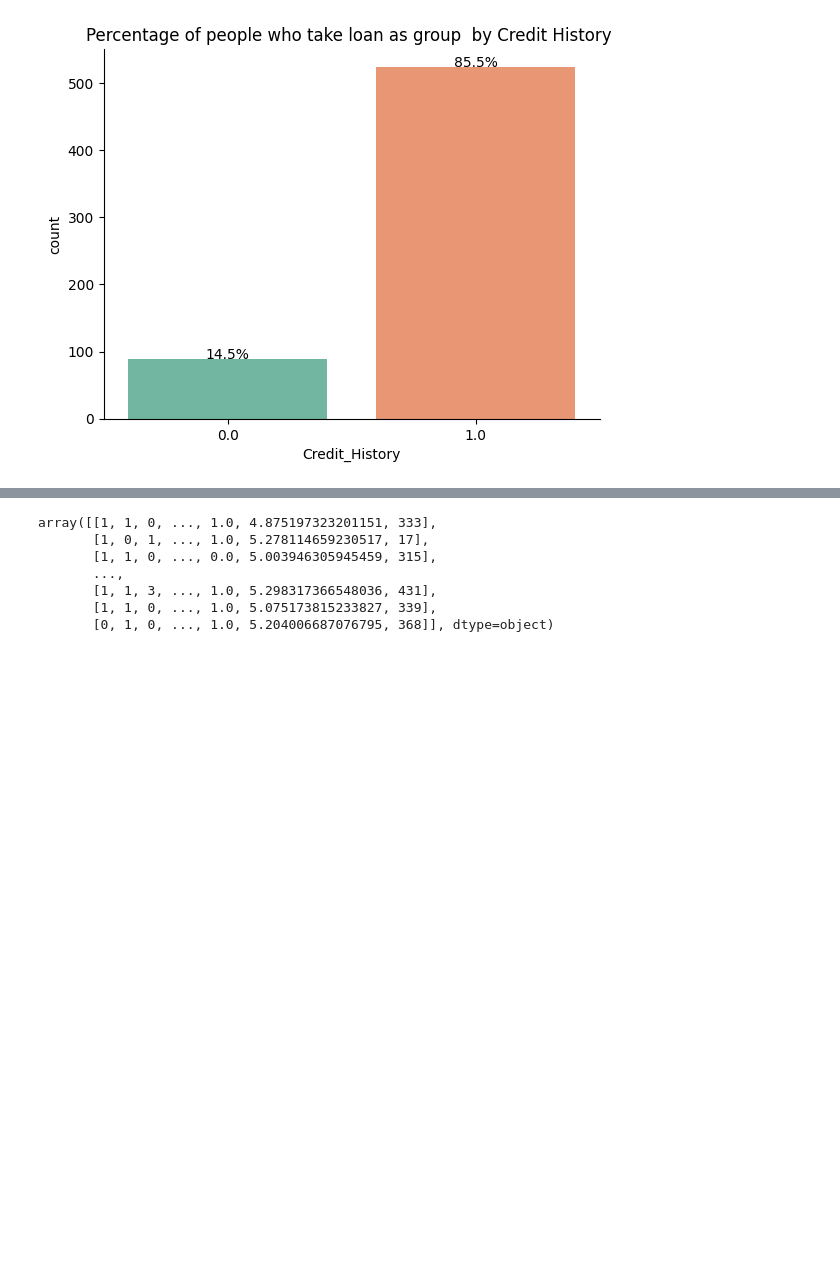
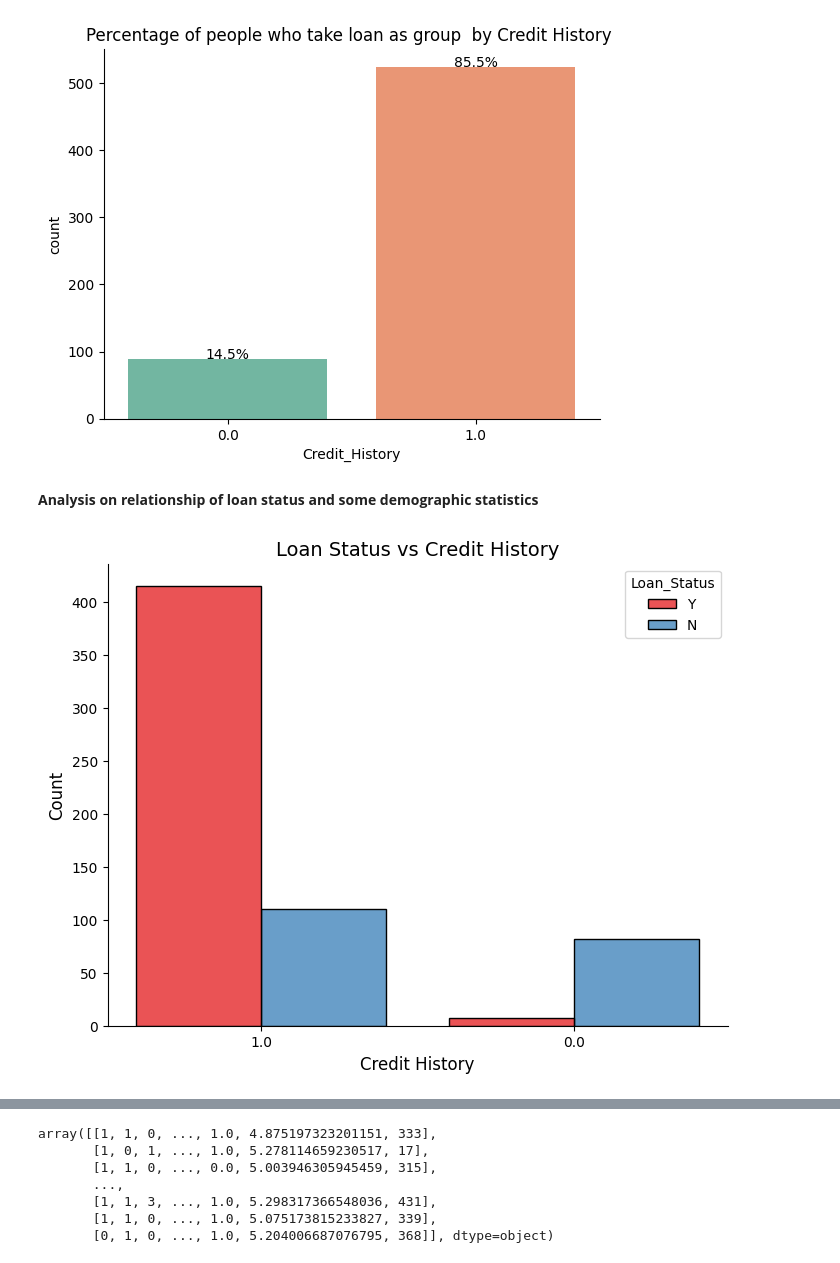
Before and after one commit to triciaannan/Machine-Learning, a Jupyter notebook: Loan Approval Prediction.ipynb, the cells around one changed output, grey strips where cells are left out. Drawn from its saved outputs; the diff is of its cells as text; code cells hidden in the pictures; blank space fills up the shorter version.

```diff
--- a/Loan Approval Prediction.ipynb
+++ b/Loan Approval Prediction.ipynb
@@ -292,3 +310,18 @@ plt.show()
 0.0    14.495114
 Name: Credit_History, dtype: float64
 [figure]
+# %% [markdown]
+**Analysis on relationship of loan status and some demographic statistics**
+# %%
+plt.figure(figsize=(8, 6))
+loan_df['Credit_History'] = loan_df['Credit_History'].astype(str)
+sns.histplot(data=loan_df, x='Credit_History', hue='Loan_Status', multiple='dodge', shrink=0.8, palette='Set1')
+
+
+plt.title('Loan Status vs Credit History', fontsize=14)
+plt.xlabel('Credit History', fontsize=12)
+plt.ylabel('Count', fontsize=12)
+sns.despine()
+plt.show()
+# %% [output]
+[figure, added]
```
Also changed, not shown: parts of 11 cells of this notebook.
